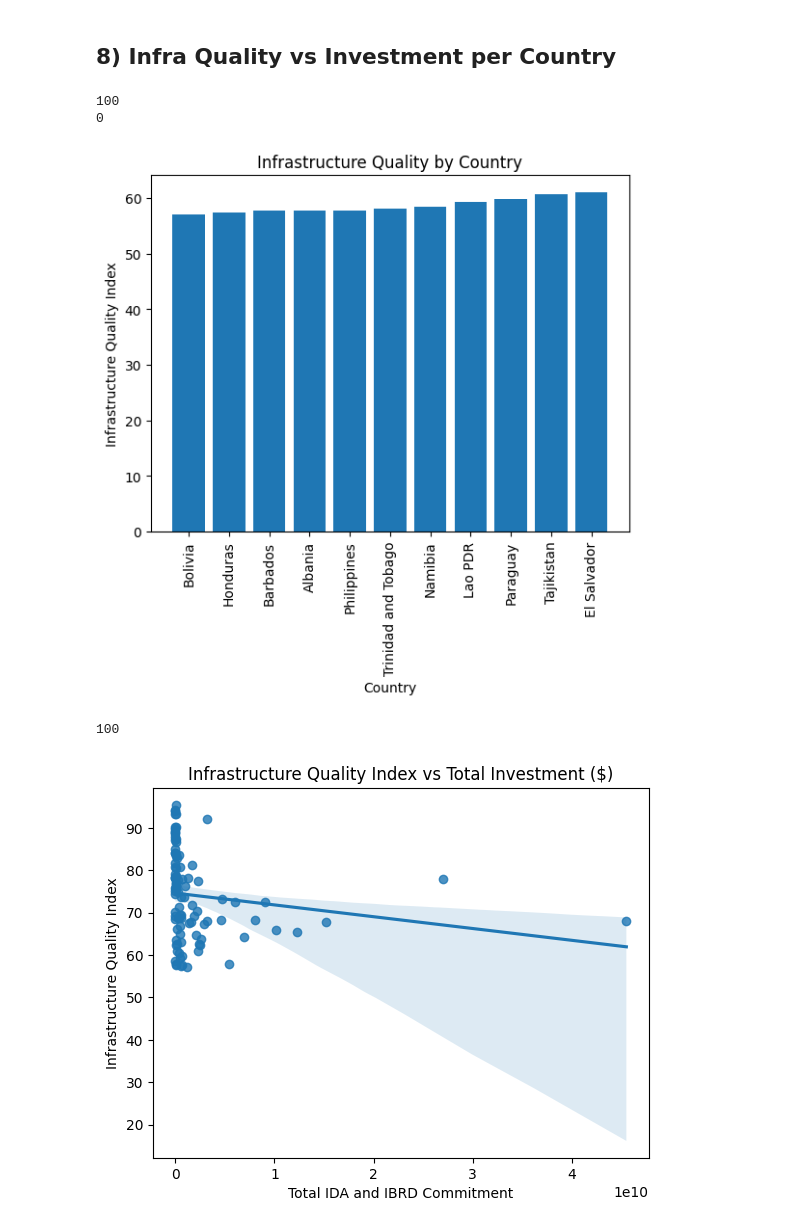
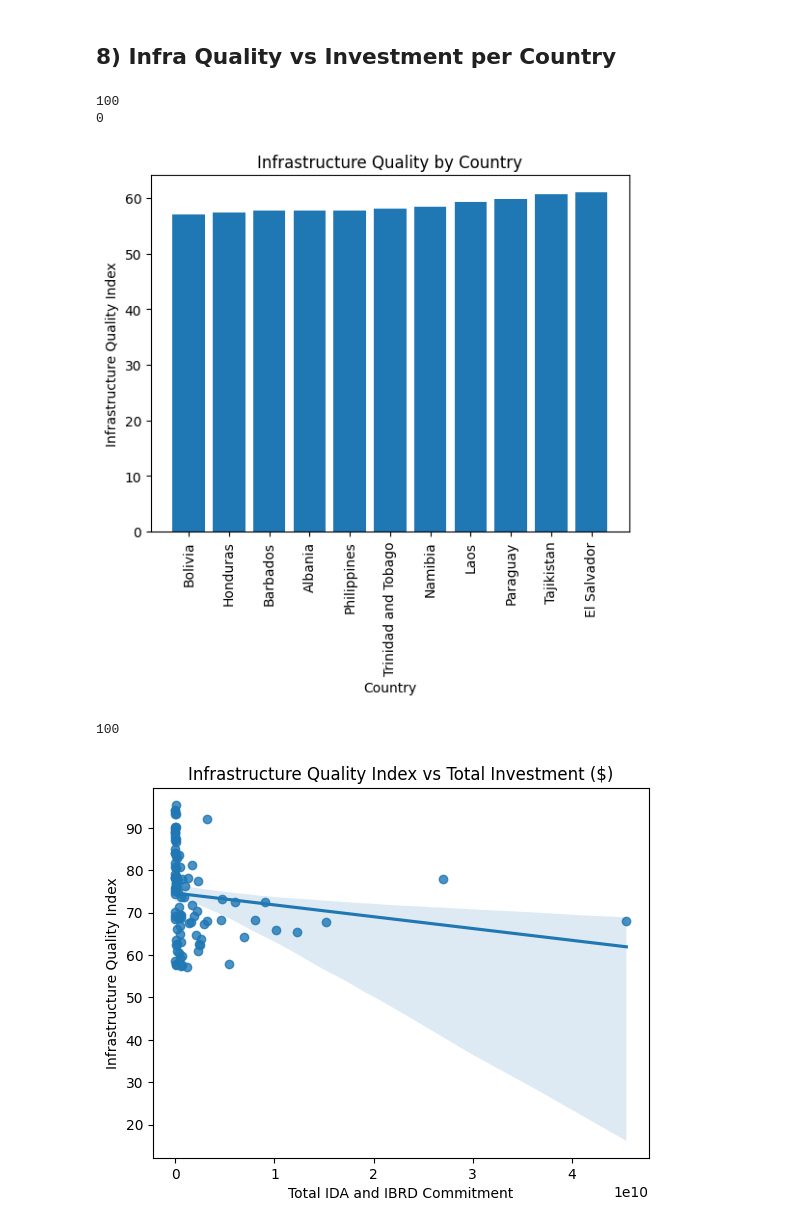
Before and after one commit to ababber19/SWUH, a Jupyter notebook: Phase_1_Graphs.ipynb, the cells around one changed output. Saved outputs shown, nothing was run; the diff lists cells and outputs as text; code cells hidden in the pictures.

```diff
--- a/Phase_1_Graphs.ipynb
+++ b/Phase_1_Graphs.ipynb
@@ -306,34 +306,34 @@ plt.show()
 ## 8) Infra Quality vs Investment per Country
 # %%
 infra = pd.read_csv("Statista Infrastructure Index.csv", header=[2])
-# %%
-# Adds a column of alphaCodes
-# If not found, saves value as "None"
-infra["alphaCode"] = coco.convert(infra["Country"], to="ISO3", not_found="None")
-
-# Length of countries with 3 digit code
-print(len(infra[infra["alphaCode"]!="None"]))
-# Length of countries without 3 digit code
-print(len(infra[infra["alphaCode"]=="None"]))
-
-# Adds a column of the simplified names, based on the alpha codes
-infra["simplifiedCountryName"] = coco.convert(infra["alphaCode"], to="name_short", not_found="None")
-# %% [output]
-100
-0
+# %%
+# Adds a column of alphaCodes
+# If not found, saves value as "None"
+infra["alphaCode"] = coco.convert(infra["Country"], to="ISO3", not_found="None")
+
+# Length of countries with 3 digit code
+print(len(infra[infra["alphaCode"]!="None"]))
+# Length of countries without 3 digit code
+print(len(infra[infra["alphaCode"]=="None"]))
+
+# Adds a column of the simplified names, based on the alpha codes
+infra["simplifiedCountryName"] = coco.convert(infra["alphaCode"], to="name_short", not_found="None")
+# %% [output]
+100
+0
 # %%
 # Plotting worst 10/11 infra countries
 temp = infra.sort_values("Infrastructure Quality Index", ascending=True)[:11]
 # create bar plot
-plt.bar(temp['Country'], temp['Infrastructure Quality Index'])
+plt.bar(temp['simplifiedCountryName'], temp['Infrastructure Quality Index'])
 
 # add labels and title
 plt.xlabel('Country')
 plt.xticks(rotation=90)
 plt.ylabel('Infrastructure Quality Index')
 plt.title('Infrastructure Quality by Country')
 
 # show plot
 plt.show()
 # %% [output]
-[figure, old version]
+[figure, new version]
@@ -345,4 +339,0 @@ infra_invest["Total IDA and IBRD Commitment"] = infra_invest["Total IDA and IBRD
-# %%
-infra_invest
-# %% [output]
-100
@@ -349,3 +345,7 @@ infra_invest
+# %%
+infra_invest
+# %% [output]
+100
 # %%
 sns.regplot(x='Total IDA and IBRD Commitment', y='Infrastructure Quality Index', data=infra_invest)
 
```
Also changed, not shown: parts of 16 cells of this notebook.
